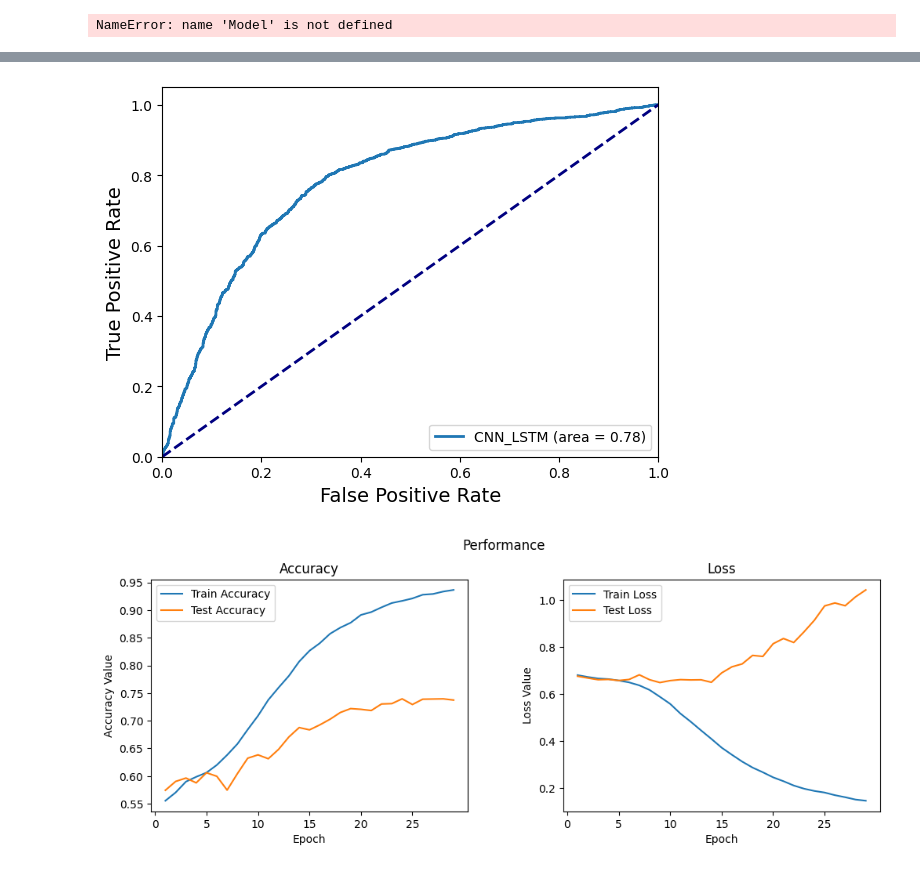
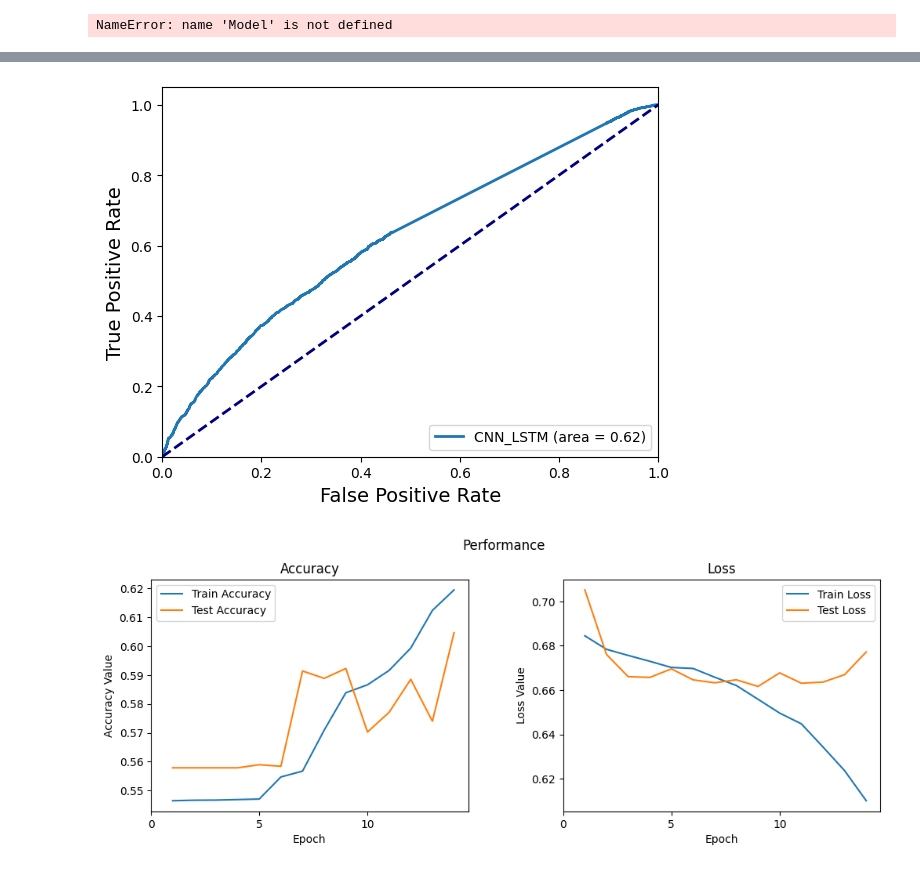
Before and after one commit to KinNiji/DepressionAnalysis, a Jupyter notebook: Train.ipynb, the cells around one changed output, grey strips where cells are left out. Cells and saved outputs as stored; diff of their text form; code cells hidden in the pictures.

```diff
--- a/Train.ipynb
+++ b/Train.ipynb
@@ -304,7 +304,7 @@ def init_network(model, method='xavier'):
     return model
 # %%
 dataset = RRIDataset(X, Y)
-train_dataset, val_dataset = train_test_split(dataset, test_size=0.1, shuffle=True)
+train_dataset, val_dataset = train_test_split(dataset, test_size=0.3, shuffle=True)
 dataset_sizes = {'train':len(train_dataset), 'val':len(val_dataset)}
 train_loader = DataLoader(dataset=train_dataset, batch_size=BATCH_SIZE, shuffle=True)
 val_loader = DataLoader(dataset=val_dataset, batch_size=BATCH_SIZE, shuffle=True)
@@ -317,6 +317,7 @@ def train(model, criterion, optimizer, scheduler, epochs=10):
     best_model = copy.deepcopy(model.state_dict())
     best_acc = 0.0
     best_loss = 32767
+    final_epoch = 0
     patience_counter = 0
     for epoch in range(epochs):
         for phase in ['train', 'val']:
@@ -353,21 +354,24 @@ def train(model, criterion, optimizer, scheduler, epochs=10):
             # if phase == 'train': print('Epoch: {}/{}'.format(epoch+1, epochs))
             # print('{} - loss:{:.3f}, accuracy:{:.3f}'.format(phase, epoch_loss, epoch_acc))
 
-            if phase == 'val' and epoch_acc > best_acc:
-                best_acc = epoch_acc
-                best_model = copy.deepcopy(model.state_dict())
-                patience_counter = 0
-            elif phase == 'val':
-                patience_counter += 1
-            # if phase == 'val' and epoch_loss < best_loss:
+            # if phase == 'val' and epoch_acc > best_acc:
+            #     best_acc = epoch_acc
             #     best_loss = epoch_loss
             #     best_model = copy.deepcopy(model.state_dict())
             #     patience_counter = 0
             # elif phase == 'val':
             #     patience_counter += 1
+            if phase == 'val' and epoch_loss < best_loss:
+                best_acc = epoch_acc
+                best_loss = epoch_loss
+                best_model = copy.deepcopy(model.state_dict())
+                patience_counter = 0
+            elif phase == 'val':
+                patience_counter += 1
 
+        final_epoch = epoch
         # scheduler.step(epoch_acc)
-        print(f'Epoch: {epoch + 1}/{epochs} patience: {patience_counter} train: {losses["train"][epoch]} {accuracies["train"][epoch]} valid: {losses["val"][epoch]} {accuracies["val"][epoch]}')
+        print(f'Epoch: {epoch + 1}/{epochs} patience: {patience_counter} train loss: {losses["train"][epoch]:.2f} train acc: {accuracies["train"][epoch]:.2f} valid loss: {losses["val"][epoch]:.2f} valid acc: {accuracies["val"][epoch]:.2f}')
         if patience_counter >= 5:
             print("early stop")
             break
@@ -380,11 +384,11 @@ def train(model, criterion, optimizer, scheduler, epochs=10):
 
     model.load_state_dict(best_model)
 
-    return model
+    return model, final_epoch + 1
 
 model = init_network(CNN_BiLSTM()).to(device)
 criterion = nn.CrossEntropyLoss()
 optimizer = optim.Adam(model.parameters(), lr=0.0005)
 scheduler = torch.optim.lr_scheduler.ReduceLROnPlateau(optimizer, mode="max", factor=0.5, patience=2)
-model = train(model, criterion, optimizer, scheduler, 50)
+model, epochs = train(model, criterion, optimizer, scheduler, 50)
 # %% [output]
@@ -595,35 +595,34 @@ def roc_fig(y_label, y_pred, method_name):
     return
 roc_fig(all_labels, all_scores, "CNN_LSTM")
 # %% [output]
-[figure, old version]
+[figure, new version]
 # %%
 def accuracy(outputs, labels):
     _, preds = torch.max(outputs, dim=1)
     return torch.tensor(torch.sum(preds == labels).item() / len(preds)), preds
 
-epochs = 29
 f, (ax1, ax2) = plt.subplots(1, 2, figsize=(12, 4))
 t = f.suptitle('Performance', fontsize=12)
 f.subplots_adjust(top=0.85, wspace=0.3)
 
 epoch_list = list(range(1, epochs + 1))
 ax1.plot(epoch_list, [_.cpu().item() for _ in accuracies['train']], label='Train Accuracy')
 ax1.plot(epoch_list, [_.cpu().item() for _ in accuracies['val']], label='Test Accuracy')
 ax1.set_xticks(np.arange(0, epochs + 1, 5))
 ax1.set_ylabel('Accuracy Value')
 ax1.set_xlabel('Epoch')
 ax1.set_title('Accuracy')
 l1 = ax1.legend(loc="best")
 
 ax2.plot(epoch_list, losses['train'], label='Train Loss')
 ax2.plot(epoch_list, losses['val'], label='Test Loss')
 ax2.set_xticks(np.arange(0, epochs + 1, 5))
 ax2.set_ylabel('Loss Value')
 ax2.set_xlabel('Epoch')
 ax2.set_title('Loss')
 l2 = ax2.legend(loc="best")
 # %% [output]
-[figure, old version]
+[figure, new version]
 # %%
 bestmodel = {
     'model': model,
```
Also changed, not shown: parts of 6 cells of this notebook, 20 other files.
